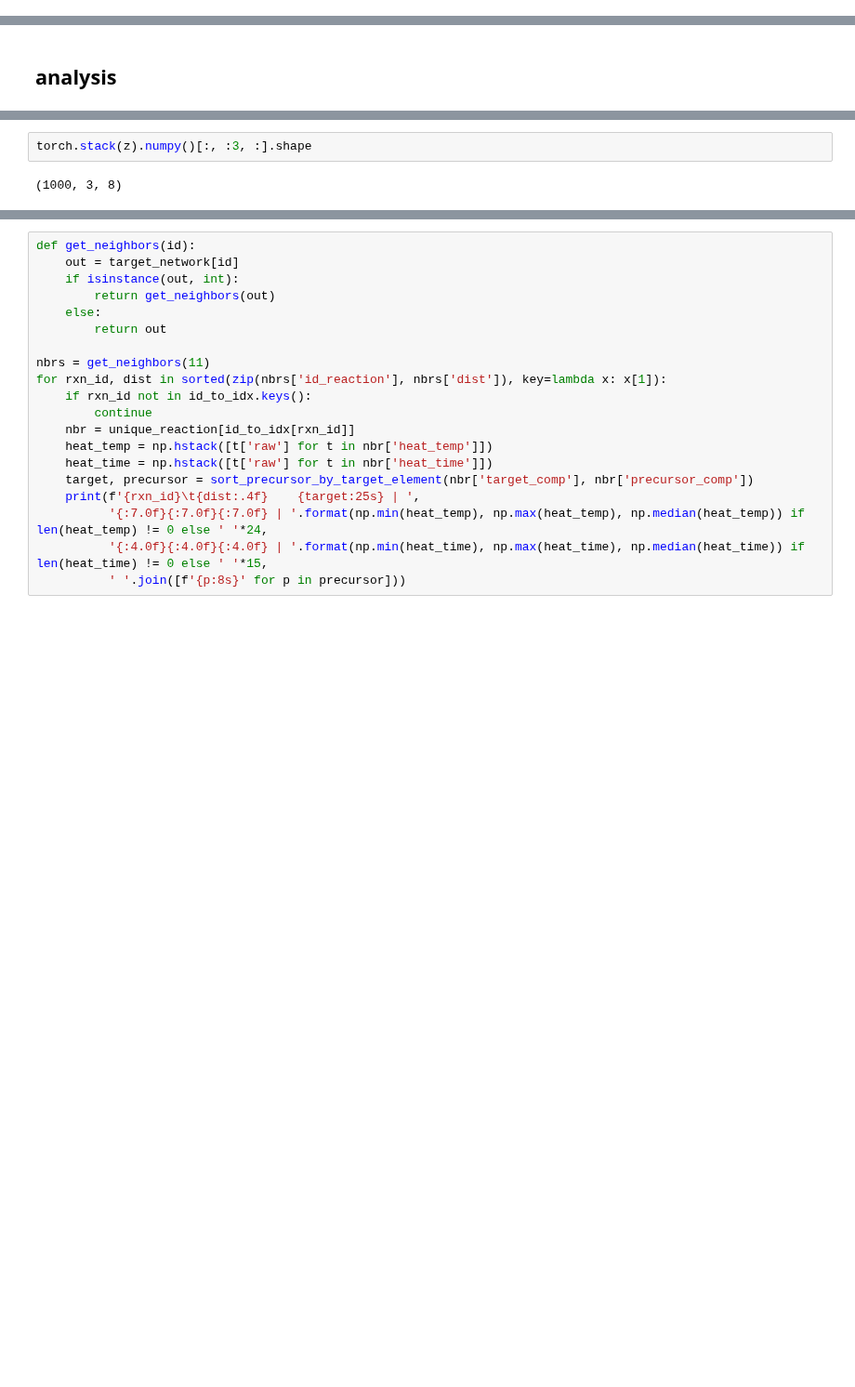
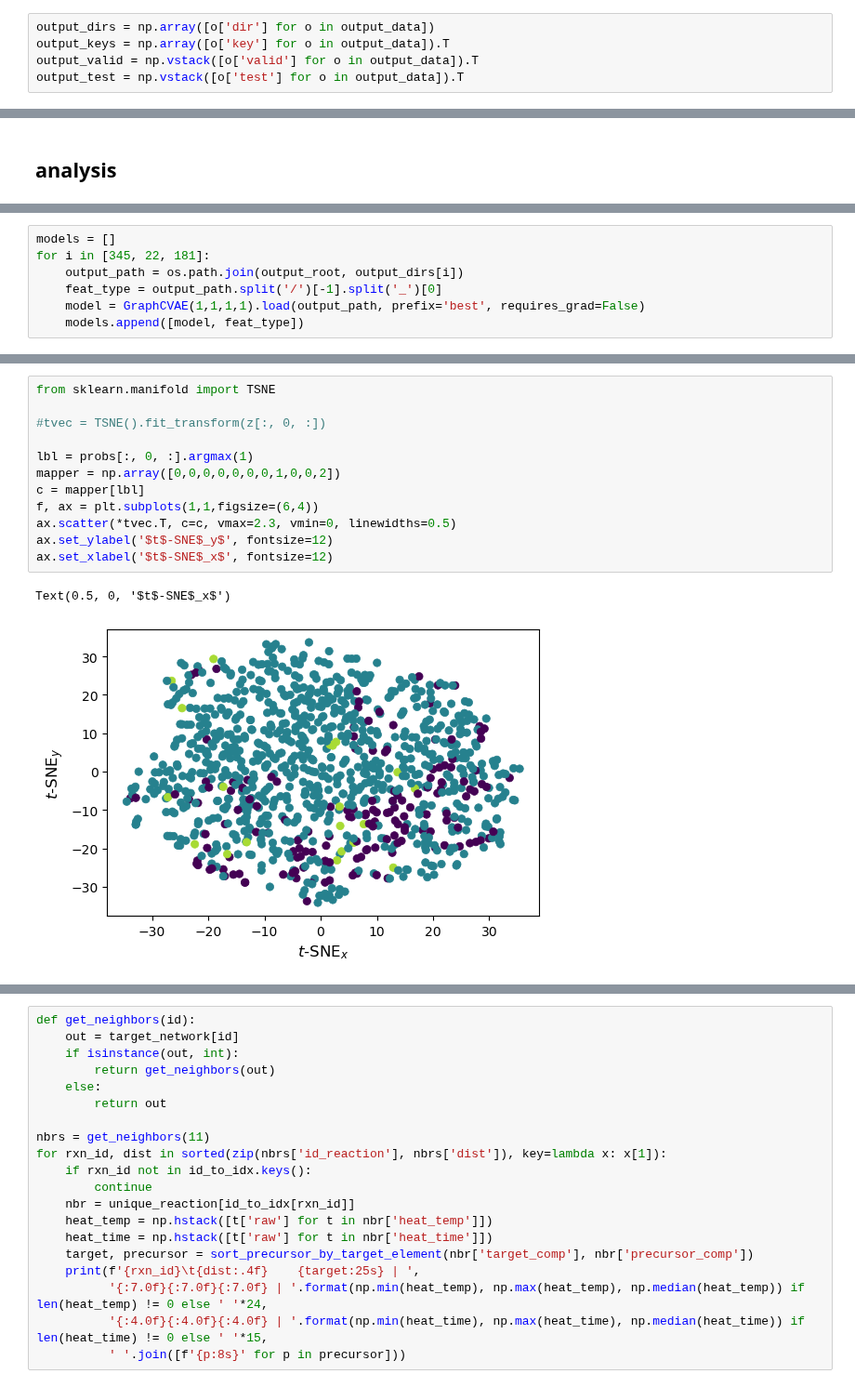
Before and after one commit to git-jhyang/inorganic_synthesis, a Jupyter notebook: notebooks/analysis_results_vae.ipynb, the cells around one changed output, grey strips where cells are left out. Shown at 93% size. Saved outputs shown, nothing was run; the diff lists cells and outputs as text; blank space fills up the shorter version.

```diff
--- a/notebooks/analysis_results_vae.ipynb
+++ b/notebooks/analysis_results_vae.ipynb
@@ -48,0 +42,5 @@ FileNotFoundError: [Errno 2] No such file or directory: '/home/jhyang/WORKSPACES
+# %%
+output_dirs = np.array([o['dir'] for o in output_data])
+output_keys = np.array([o['key'] for o in output_data]).T
+output_valid = np.vstack([o['valid'] for o in output_data]).T
+output_test = np.vstack([o['test'] for o in output_data]).T
@@ -71,3 +82,10 @@ test_output = pickle.load(open(f'{output_path}/output.test.pkl','rb'))
+# %%
+models = []
+for i in [345, 22, 181]:
+    output_path = os.path.join(output_root, output_dirs[i])
+    feat_type = output_path.split('/')[-1].split('_')[0]
+    model = GraphCVAE(1,1,1,1).load(output_path, prefix='best', requires_grad=False)
+    models.append([model, feat_type])
 # %%
 def get_likely_list(target, metals, preds, pred_has, precursor_reference):
     ele_mask = [precursor_reference.get_weight(e).reshape(-1) > 0 for e in target.keys() if e not in MetalElements]
@@ -192,4 +222,15 @@ Text(0, 0.5, 'Probability')
-# %%
-torch.stack(z).numpy()[:, :3, :].shape
-# %% [output]
-(1000, 3, 8)
+# %%
+from sklearn.manifold import TSNE
+
+#tvec = TSNE().fit_transform(z[:, 0, :])
+
+lbl = probs[:, 0, :].argmax(1)
+mapper = np.array([0,0,0,0,0,0,0,1,0,0,2])
+c = mapper[lbl]
+f, ax = plt.subplots(1,1,figsize=(6,4))
+ax.scatter(*tvec.T, c=c, vmax=2.3, vmin=0, linewidths=0.5)
+ax.set_ylabel('$t$-SNE$_y$', fontsize=12)
+ax.set_xlabel('$t$-SNE$_x$', fontsize=12)
+# %% [output]
+Text(0.5, 0, '$t$-SNE$_x$')
+[figure, added]
```
Also changed, not shown: parts of 14 cells of this notebook, 10 other files.
